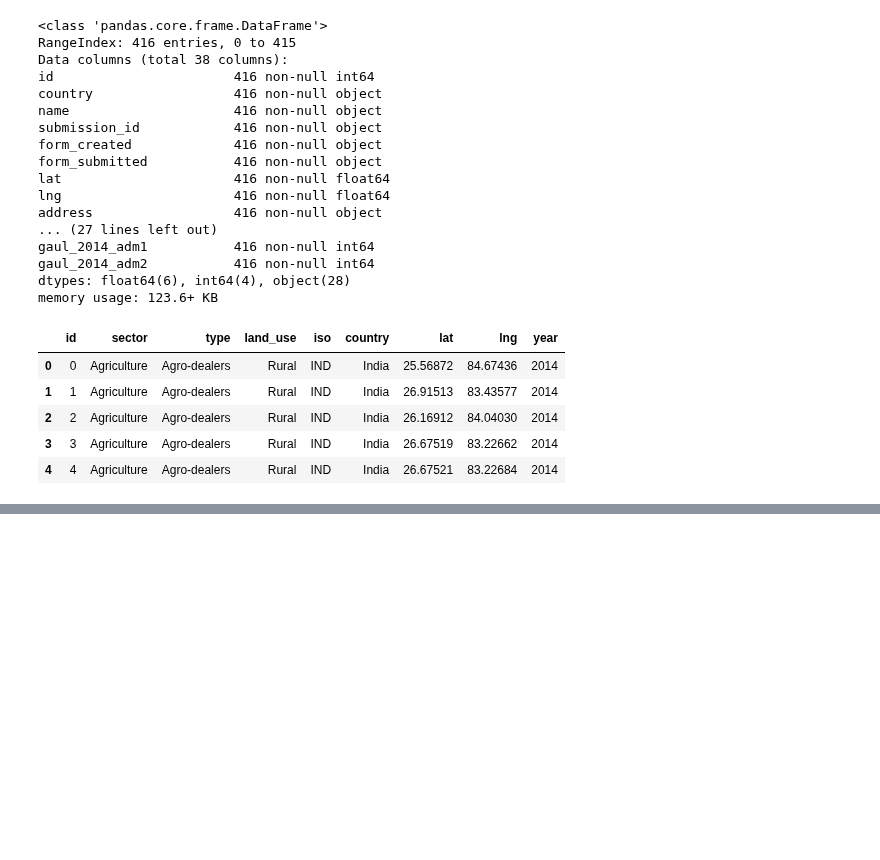
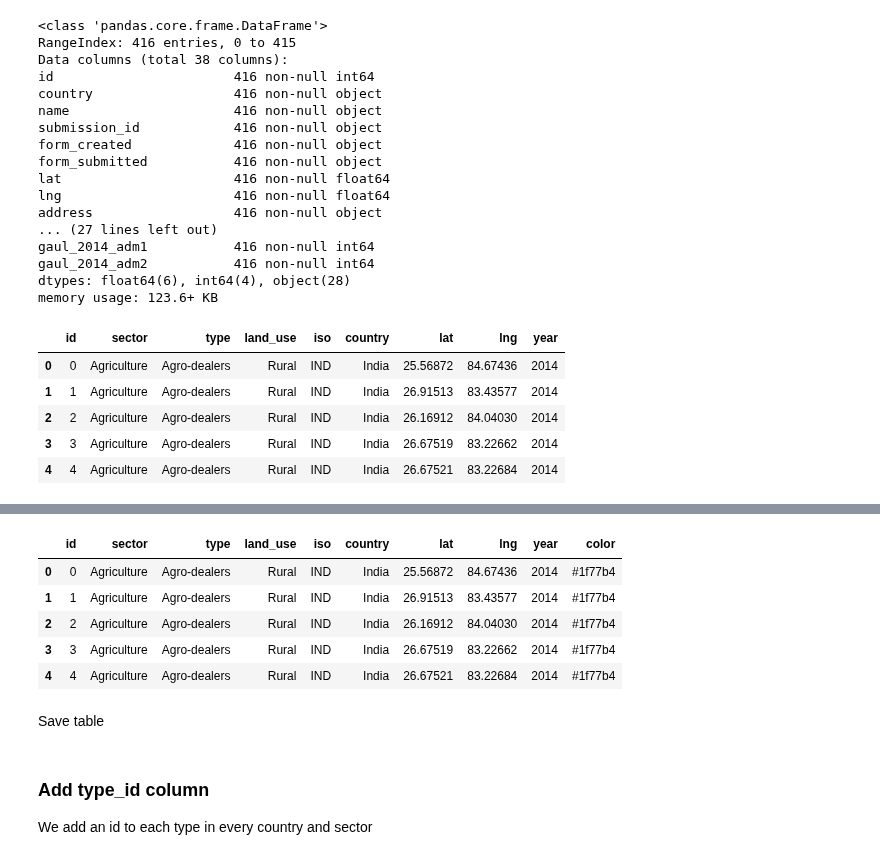
Before and after one commit to Vizzuality/notebooks, a Jupyter notebook: i2i/fspmaps/fspmaps_data_final.ipynb, the cells around one changed output, grey strips where cells are left out. Saved outputs shown, nothing was run; the diff lists cells and outputs as text; code cells hidden in the pictures; blank space fills up the shorter version.

```diff
--- a/i2i/fspmaps/fspmaps_data_final.ipynb
+++ b/i2i/fspmaps/fspmaps_data_final.ipynb
@@ -541,0 +561,12 @@ df.head()
+# %%
+pal = sns.color_palette("tab10", 10).as_hex()
+pal = pal + sns.color_palette("Set3", 12).as_hex()
+pal = pal + sns.color_palette("Paired", 12).as_hex()
+# %%
+df_color = pd.DataFrame(columns = ['iso', 'type', 'color'])
+for country in ['IND','KEN','UGA','BGD','NGA','TZA']:
+    type = df[df['iso'] == country]['type'].unique()
+    color = pal[0:len(df[df['iso'] == country]['type'].unique())]
+    df_color_iso = pd.DataFrame.from_dict({'iso': country, 'type': type, 'color': color})
+    df_color_iso = df_color_iso[['iso', 'type', 'color']]
+    df_color = pd.concat([df_color,df_color_iso])
@@ -542,2 +591,18 @@ df.head()
+# %%
+df = pd.merge(df, df_color, how='left', on=['iso', 'type'])
+# %%
+df.head()
+# %% [output]
+|  | id | sector | type | land_use | iso | country | lat | lng | year | color |
+| 0 | 0 | Agriculture | Agro-dealers | Rural | IND | India | 25.56872 | 84.67436 | 2014 | #1f77b4 |
+| 1 | 1 | Agriculture | Agro-dealers | Rural | IND | India | 26.91513 | 83.43577 | 2014 | #1f77b4 |
+| 2 | 2 | Agriculture | Agro-dealers | Rural | IND | India | 26.16912 | 84.04030 | 2014 | #1f77b4 |
+| 3 | 3 | Agriculture | Agro-dealers | Rural | IND | India | 26.67519 | 83.22662 | 2014 | #1f77b4 |
+| 4 | 4 | Agriculture | Agro-dealers | Rural | IND | India | 26.67521 | 83.22684 | 2014 | #1f77b4 |
+# %% [markdown]
+Save table
 # %%
 df.to_csv('/Users/ikersanchez/Vizzuality/PROIEKTUAK/i2i/Data/FSP_Maps/FSP_maps.csv')
+# %% [markdown]
+### Add type_id column
+We add an id to each type in every country and sector
```
Also changed, not shown: parts of 13 cells of this notebook.
